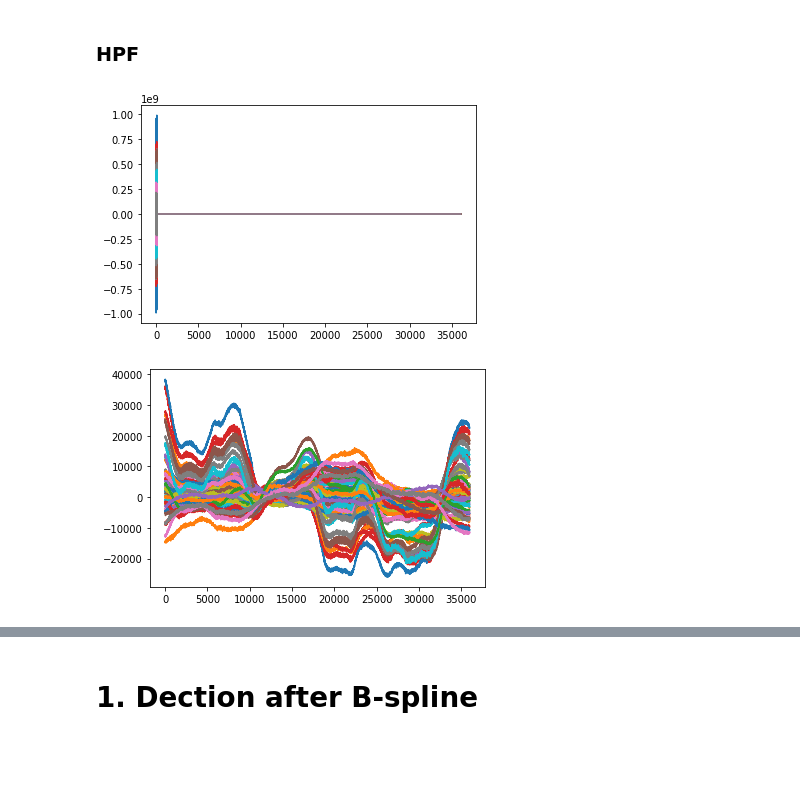
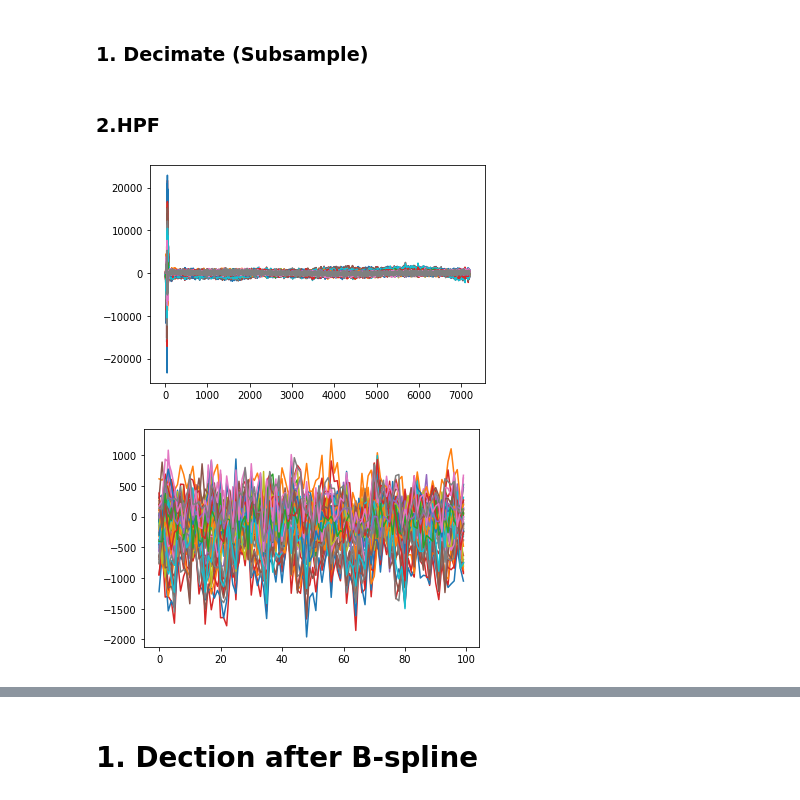
Before and after one commit to JINhuaqing/TVDN-simu, a Jupyter notebook: realdata/MEG1HPF.ipynb, the cells around one changed output, grey strips where cells are left out. Cells and saved outputs as stored; diff of their text form; code cells hidden in the pictures; blank space fills up the shorter version.

```diff
--- a/realdata/MEG1HPF.ipynb
+++ b/realdata/MEG1HPF.ipynb
@@ -344,0 +373,2 @@ MEG = loadmat(dataDir/filname)["DK_timecourse"]
+# %% [markdown]
+### 1. Decimate (Subsample)
@@ -345,24 +377,23 @@ MEG = loadmat(dataDir/filname)["DK_timecourse"]
+# %%
+MEG = decimate(MEG, q=5)
 # %% [markdown]
-### HPF
+### 2.HPF
 # %%
-from scipy.signal import lfilter, firls, decimate
-
-fs = 600 #sampling frequency
+fs = 120 #sampling frequency
 fmin = 2 # 2Hz - 45Hz signal range, filter for this with hbp
 fmax = 45
-fvec = np.linspace(fmin,fmax,40)
-hbp = firls(101, np.array([0, 0.2*fmin, 0.9*fmin, fmax-2, fmax+5, 100])*2/fs,
+hbp = firls(101, np.array([0, 0.2*fmin, 0.9*fmin, fmax-2, fmax+5, 60])*2/fs,
            desired = np.array([0, 0, 1, 1, 0, 0])) #for detrending, a bandpass
 hpfMEG = lfilter(hbp, 1, MEG)
 # %%
 for i in range(68):
     plt.plot(hpfMEG[i, :])
 # %% [output]
-[figure, old version]
+[figure, new version]
 # %%
 hpfMEGEdgeRM = hpfMEG[:, 100:-100]
 # %%
 for i in range(68):
-    plt.plot(MEG[i, :])
+    plt.plot(hpfMEGEdgeRM[i, :100])
 # %% [output]
-[figure, old version]
+[figure, new version]
```
Also changed, not shown: parts of 30 cells of this notebook, 2 other files.
